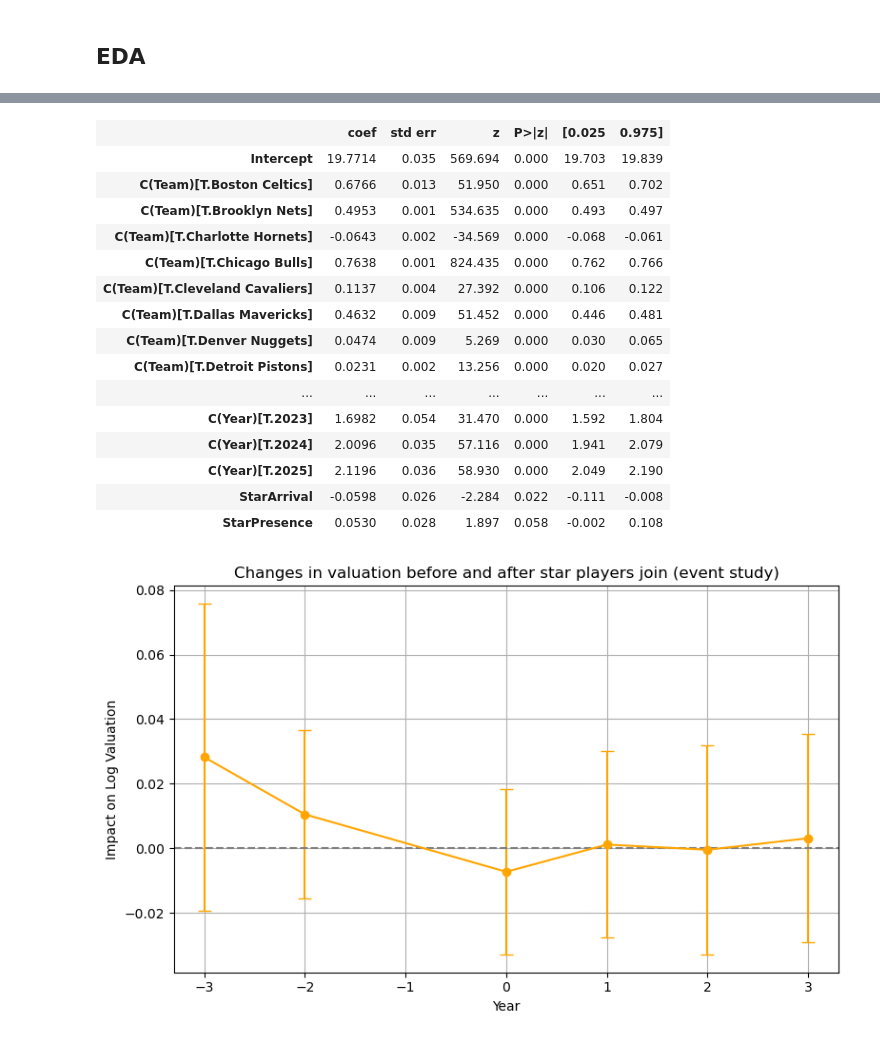
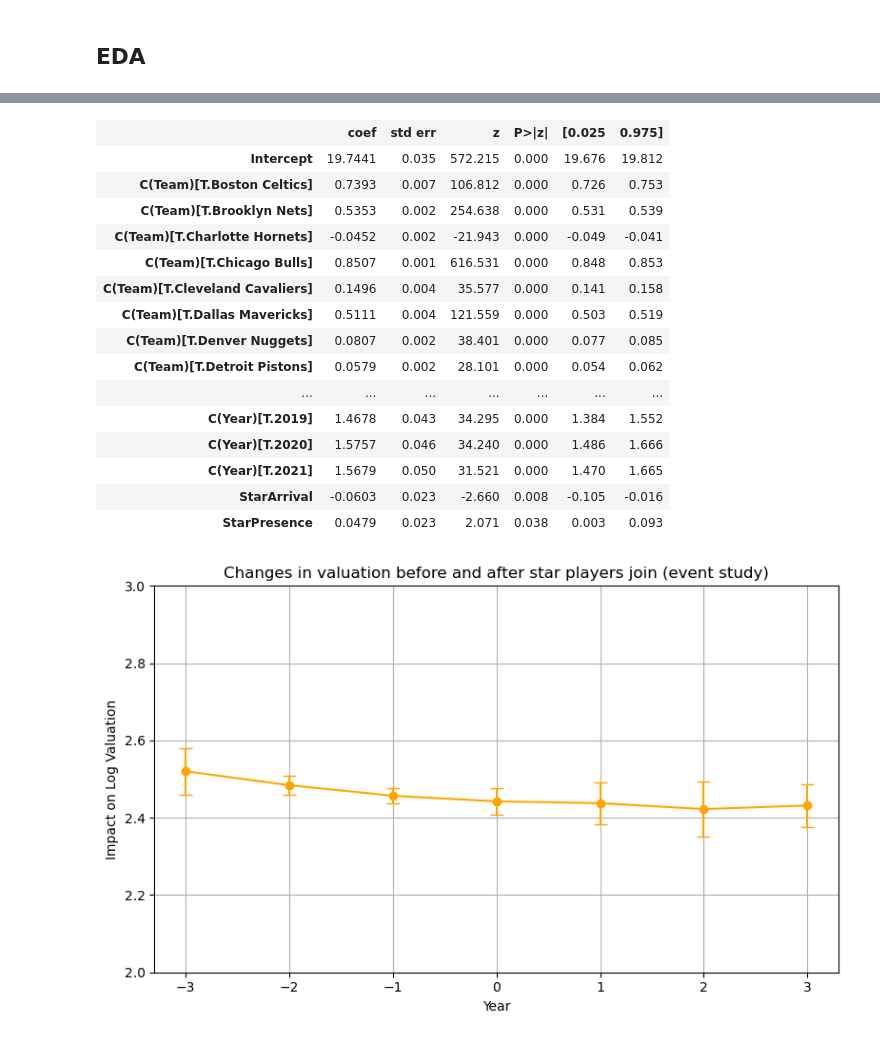
Before and after one commit to shokubohcm/personal_blog, a Jupyter notebook: nba_teamValuation/3_Analysis/Analysis.ipynb, the cells around one changed output, grey strips where cells are left out. Cells and saved outputs as stored; diff of their text form; code cells hidden in the pictures.

```diff
--- a/nba_teamValuation/3_Analysis/Analysis.ipynb
+++ b/nba_teamValuation/3_Analysis/Analysis.ipynb
@@ -42,3 +42,6 @@ star['StarArrival'] = (
 star.to_csv('../data/data_star.csv', index=False)
 # %%
 df = pd.read_csv('../data/data_star.csv')
+# %%
+# drop 2022-2025 due to the timing of the data
+df = df[df['Year'] < 2022]
@@ -112,55 +122,50 @@ m2 = smf.ols("LogValuation ~ StarArrival + StarPresence + C(Team) + C(Year)", da
 m2.summary().tables[1]
 # %% [output]
 |  | coef | std err | z | P>|z| | [0.025 | 0.975] |
-| Intercept | 19.7714 | 0.035 | 569.694 | 0.000 | 19.703 | 19.839 |
-| C(Team)[T.Boston Celtics] | 0.6766 | 0.013 | 51.950 | 0.000 | 0.651 | 0.702 |
-| C(Team)[T.Brooklyn Nets] | 0.4953 | 0.001 | 534.635 | 0.000 | 0.493 | 0.497 |
-| C(Team)[T.Charlotte Hornets] | -0.0643 | 0.002 | -34.569 | 0.000 | -0.068 | -0.061 |
-| C(Team)[T.Chicago Bulls] | 0.7638 | 0.001 | 824.435 | 0.000 | 0.762 | 0.766 |
-| C(Team)[T.Cleveland Cavaliers] | 0.1137 | 0.004 | 27.392 | 0.000 | 0.106 | 0.122 |
-| C(Team)[T.Dallas Mavericks] | 0.4632 | 0.009 | 51.452 | 0.000 | 0.446 | 0.481 |
-| C(Team)[T.Denver Nuggets] | 0.0474 | 0.009 | 5.269 | 0.000 | 0.030 | 0.065 |
-| C(Team)[T.Detroit Pistons] | 0.0231 | 0.002 | 13.256 | 0.000 | 0.020 | 0.027 |
+| Intercept | 19.7441 | 0.035 | 572.215 | 0.000 | 19.676 | 19.812 |
+| C(Team)[T.Boston Celtics] | 0.7393 | 0.007 | 106.812 | 0.000 | 0.726 | 0.753 |
+| C(Team)[T.Brooklyn Nets] | 0.5353 | 0.002 | 254.638 | 0.000 | 0.531 | 0.539 |
+| C(Team)[T.Charlotte Hornets] | -0.0452 | 0.002 | -21.943 | 0.000 | -0.049 | -0.041 |
+| C(Team)[T.Chicago Bulls] | 0.8507 | 0.001 | 616.531 | 0.000 | 0.848 | 0.853 |
+| C(Team)[T.Cleveland Cavaliers] | 0.1496 | 0.004 | 35.577 | 0.000 | 0.141 | 0.158 |
+| C(Team)[T.Dallas Mavericks] | 0.5111 | 0.004 | 121.559 | 0.000 | 0.503 | 0.519 |
+| C(Team)[T.Denver Nuggets] | 0.0807 | 0.002 | 38.401 | 0.000 | 0.077 | 0.085 |
+| C(Team)[T.Detroit Pistons] | 0.0579 | 0.002 | 28.101 | 0.000 | 0.054 | 0.062 |
 | ... | ... | ... | ... | ... | ... | ... |
-| C(Year)[T.2023] | 1.6982 | 0.054 | 31.470 | 0.000 | 1.592 | 1.804 |
-| C(Year)[T.2024] | 2.0096 | 0.035 | 57.116 | 0.000 | 1.941 | 2.079 |
-| C(Year)[T.2025] | 2.1196 | 0.036 | 58.930 | 0.000 | 2.049 | 2.190 |
-| StarArrival | -0.0598 | 0.026 | -2.284 | 0.022 | -0.111 | -0.008 |
-| StarPresence | 0.0530 | 0.028 | 1.897 | 0.058 | -0.002 | 0.108 |
+| C(Year)[T.2019] | 1.4678 | 0.043 | 34.295 | 0.000 | 1.384 | 1.552 |
+| C(Year)[T.2020] | 1.5757 | 0.046 | 34.240 | 0.000 | 1.486 | 1.666 |
+| C(Year)[T.2021] | 1.5679 | 0.050 | 31.521 | 0.000 | 1.470 | 1.665 |
+| StarArrival | -0.0603 | 0.023 | -2.660 | 0.008 | -0.105 | -0.016 |
+| StarPresence | 0.0479 | 0.023 | 2.071 | 0.038 | 0.003 | 0.093 |
 # %%
-# 1. StarArrivalのある年を抽出し、ArrivalYearとして追加
 arrival_years = df[df["StarArrival"] == 1][["Team", "Year"]].rename(columns={"Year": "ArrivalYear"})
 es = df.merge(arrival_years, on="Team", how="left")
 
-# 2. 相対年 k を計算
 es["k"] = es["Year"] - es["ArrivalYear"]
 
-# 3. -3〜+3年に絞る
 es = es[es["k"].between(-3, 3)]
 
-# 4. Dummy変数の作成（マイナス記号を変換）
-for i in [-3, -2, 0, 1, 2, 3]:
+for i in [-3, -2, -1, 0, 1, 2, 3]:
     col_name = f"D_minus{abs(i)}" if i < 0 else f"D_{i}"
     es[col_name] = (es["k"] == i).astype(int)
 
-# 5. 回帰式とモデル
-dummies = [f"D_minus{abs(i)}" if i < 0 else f"D_{i}" for i in [-3, -2, 0, 1, 2, 3]]
+dummies = [f"D_minus{abs(i)}" if i < 0 else f"D_{i}" for i in [-3, -2, -1, 0, 1, 2, 3]]
 fmla = "LogValuation ~ " + " + ".join(dummies) + " + C(Team) + C(Year)"
 m_es = smf.ols(fmla, data=es).fit(cov_type="cluster", cov_kwds={"groups": es["Team"]})
 
-# 6. 回帰結果のプロット
 coefs = m_es.params[dummies]
 errs = m_es.bse[dummies]
-x_vals = [-3, -2, 0, 1, 2, 3]
+x_vals = [-3, -2, -1, 0, 1, 2, 3]
 
 plt.figure(figsize=(8, 5))
 plt.errorbar(x_vals, coefs, yerr=1.96 * errs, fmt="o-", capsize=5, color='orange')
 plt.axhline(0, color="gray", linestyle="--")
 plt.title("Changes in valuation before and after star players join (event study)")
 plt.xlabel("Year")
 plt.ylabel("Impact on Log Valuation")
 plt.grid(True)
+plt.ylim(2.0, 3.0)
 plt.tight_layout()
 plt.show()
 # %% [output]
-[figure, old version]
+[figure, new version]
```
Also changed, not shown: parts of 5 cells of this notebook.
